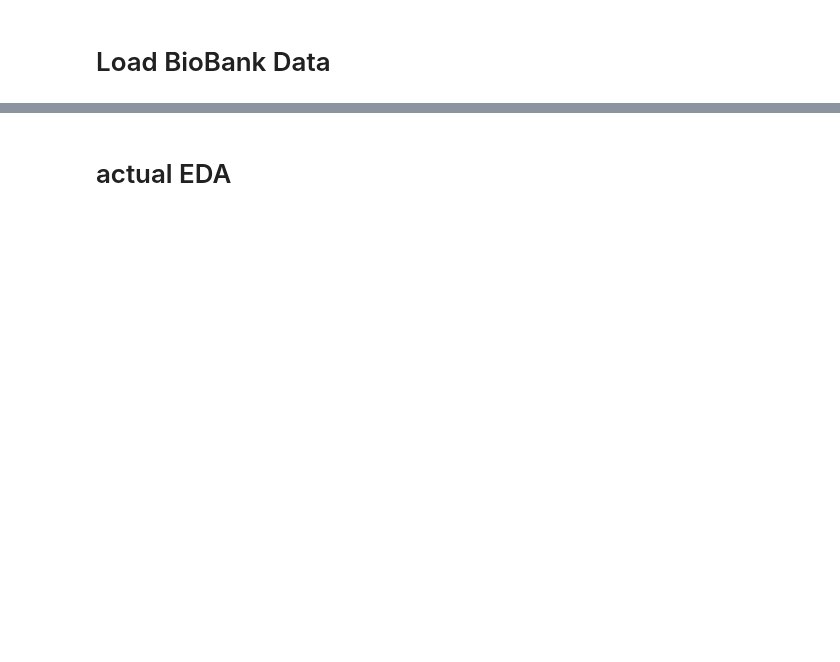
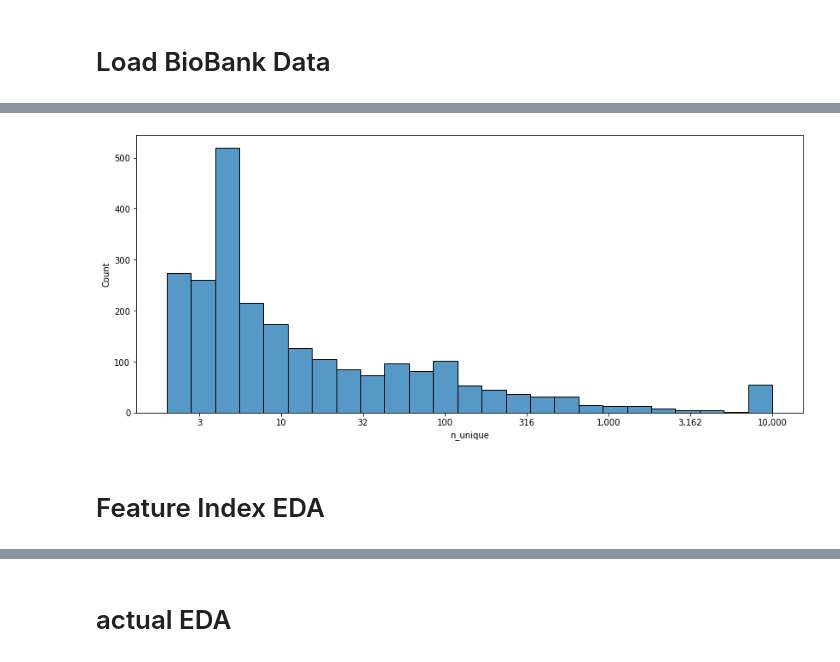
Before and after one commit to cole-khamnei/HLA_genotyping_associations, a Jupyter notebook: uk_biobank_EDA.ipynb, the cells around one changed output, grey strips where cells are left out. Saved outputs shown, nothing was run; the diff lists cells and outputs as text; code cells hidden in the pictures; blank space fills up the shorter version.

```diff
--- a/uk_biobank_EDA.ipynb
+++ b/uk_biobank_EDA.ipynb
@@ -181,0 +75,22 @@ ukbb_data.head()
+# %%
+feature_data = {"feature": [], "feature_samples": [], "n_unique": []}
+all_nan = []
+ukbb_data_length = len(ukbb_data)
+
+TEMPORARILY_EXCLUDE_TOKENS = ["spirometry_blow_data_points"]
+EXCLUDE_FEATURES = [column for column in ukbb_data.columns
+                    if any(token in column for token in TEMPORARILY_EXCLUDE_TOKENS)]
+
+for column in tqdm(ukbb_data.columns, desc="Analyzing features", unit=" feature"):
+    if column in EXCLUDE_FEATURES:
+        continue
+    if ukbb_data[column].isna().sum() == ukbb_data_length:
+        all_nan.append(column)
+        continue
+
+    unique_features = ukbb_data[column].unique()
+    feature_data["feature_samples"].append(np.random.choice(unique_features, min(5, len(unique_features))))
+    feature_data["feature"].append(column)
+    feature_data["n_unique"].append(len(unique_features))
+
+feature_data = pd.DataFrame(feature_data)
@@ -182 +140,10 @@ ukbb_data.head()
+# %%
+fig, ax = plt.subplots(figsize=(14, 6))
+sns.histplot(np.log10(feature_data["n_unique"]), ax=ax)
+fig.canvas.draw()
+ax.set_xticklabels([f"{10 ** float(tick._text):,.0f}" for tick in ax.get_xticklabels()]);
+# %% [output]
+[figure, added]
+# %% [markdown]
+# Feature Index EDA
 # %%
```
Also changed, not shown: parts of 19 cells of this notebook, 5 other files.
